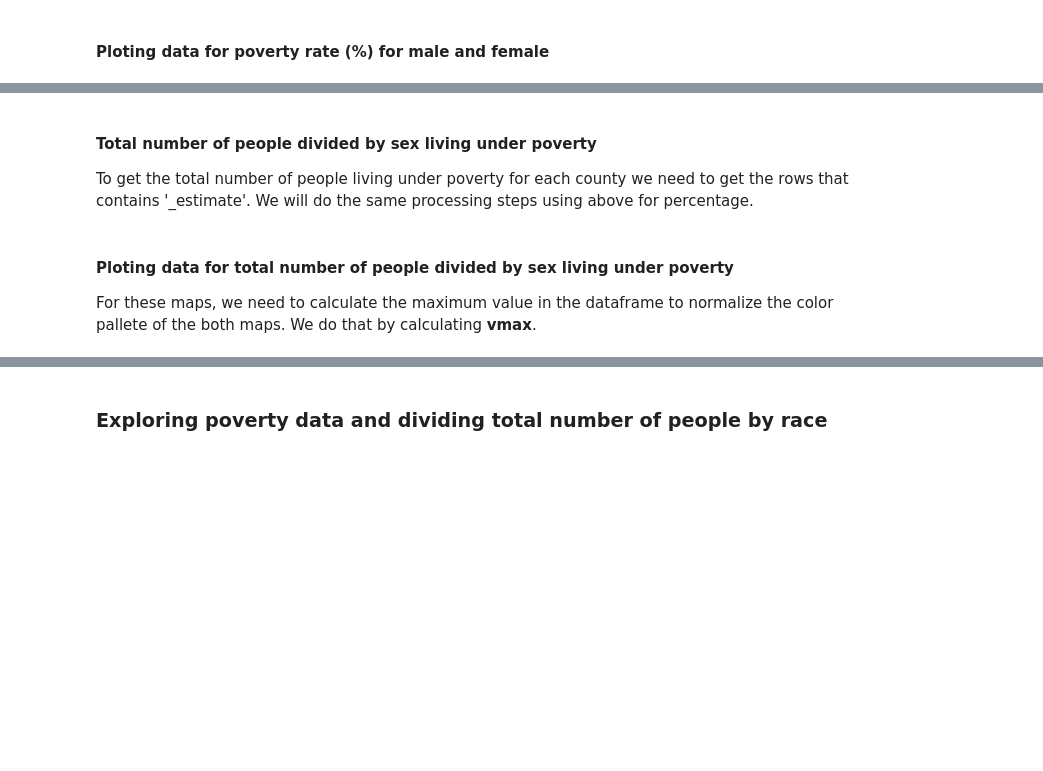
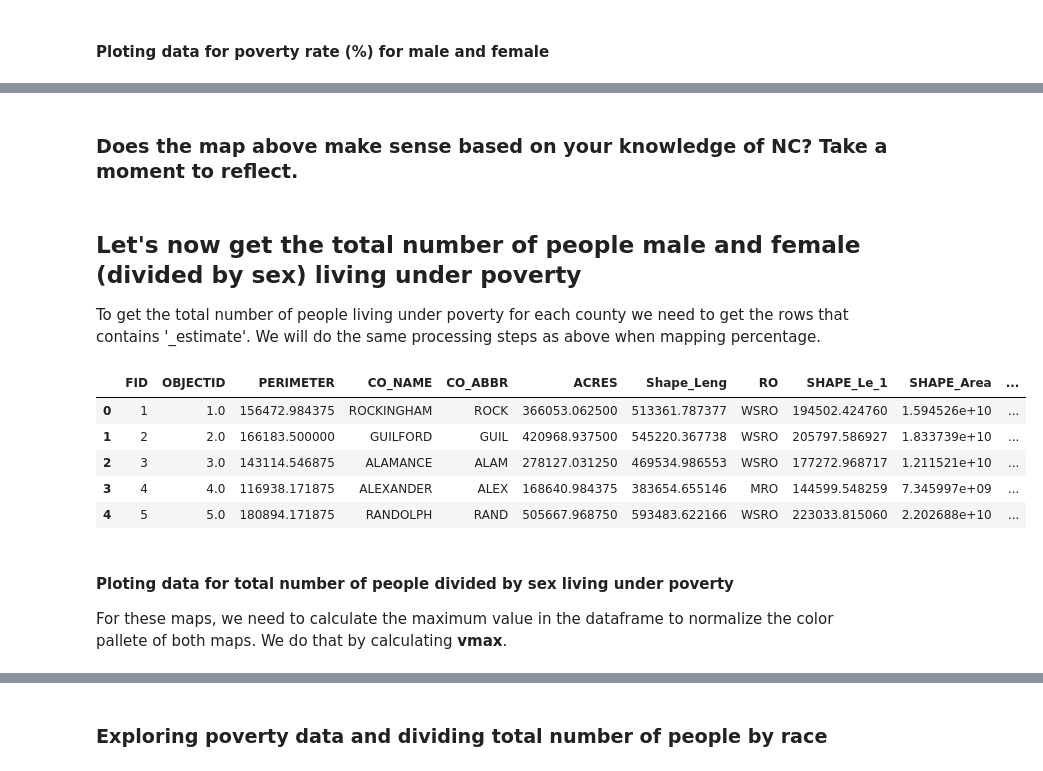
Before and after one commit to GAECLab/NR491_Fall2022, a Jupyter notebook: Week7_PandasData_Lecture/CensusData_Pandas/CensusData_Pandas.ipynb, the cells around one changed output, grey strips where cells are left out. Saved outputs shown, nothing was run; the diff lists cells and outputs as text; code cells hidden in the pictures; blank space fills up the shorter version.

```diff
--- a/Week7_PandasData_Lecture/CensusData_Pandas/CensusData_Pandas.ipynb
+++ b/Week7_PandasData_Lecture/CensusData_Pandas/CensusData_Pandas.ipynb
@@ -146,17 +189,27 @@ cbar.set_label('Percentage (%)')
+# %% [markdown]
+### Does the map above make sense based on your knowledge of NC? Take a moment to reflect.
 # %% [markdown]
-#### Total number of people divided by sex living under poverty
+## Let's now get the total number of people male and female (divided by sex) living under poverty
 
-To get the total number of people living under poverty for each county we need to get the rows that contains '_estimate'. We will do the same processing steps using above for percentage.
+To get the total number of people living under poverty for each county we need to get the rows that contains '_estimate'. We will do the same processing steps as above when mapping percentage.
 # %%
 poverty_sex_esti = poverty_sex[poverty_sex['counties'].str.contains('_estimate')].copy()
 poverty_sex_esti = poverty_sex_esti.replace(',', '', regex=True)
 poverty_sex_esti[sex_cols] = poverty_sex_esti[sex_cols].apply(pd.to_numeric, errors='coerce')
 poverty_sex_esti.sort_values(by=sex_cols)
 poverty_sex_esti.loc[:,"CO_NAME"] = [n.replace('_estimate','').upper() for n in poverty_sex_esti.counties.to_list()]
 plot_ = counties.merge(poverty_sex_esti, how='inner', on='CO_NAME')
+plot_.head()
+# %% [output]
+|  | FID | OBJECTID | PERIMETER | CO_NAME | CO_ABBR | ACRES | Shape_Leng | RO | SHAPE_Le_1 | SHAPE_Area | ... |
+| 0 | 1 | 1.0 | 156472.984375 | ROCKINGHAM | ROCK | 366053.062500 | 513361.787377 | WSRO | 194502.424760 | 1.594526e+10 | ... |
+| 1 | 2 | 2.0 | 166183.500000 | GUILFORD | GUIL | 420968.937500 | 545220.367738 | WSRO | 205797.586927 | 1.833739e+10 | ... |
+| 2 | 3 | 3.0 | 143114.546875 | ALAMANCE | ALAM | 278127.031250 | 469534.986553 | WSRO | 177272.968717 | 1.211521e+10 | ... |
+| 3 | 4 | 4.0 | 116938.171875 | ALEXANDER | ALEX | 168640.984375 | 383654.655146 | MRO | 144599.548259 | 7.345997e+09 | ... |
+| 4 | 5 | 5.0 | 180894.171875 | RANDOLPH | RAND | 505667.968750 | 593483.622166 | WSRO | 223033.815060 | 2.202688e+10 | ... |
 # %% [markdown]
 #### Ploting data for total number of people divided by sex living under poverty
-For these maps, we need to calculate the maximum value in the dataframe to normalize the color pallete of the both maps. We do that by calculating **vmax**.
+For these maps, we need to calculate the maximum value in the dataframe to normalize the color pallete of both maps. We do that by calculating **vmax**.
 # %%
 vmax = plot_[sex_cols].max()[1] # get max between female and male
 
```
Also changed, not shown: parts of 20 cells of this notebook.
